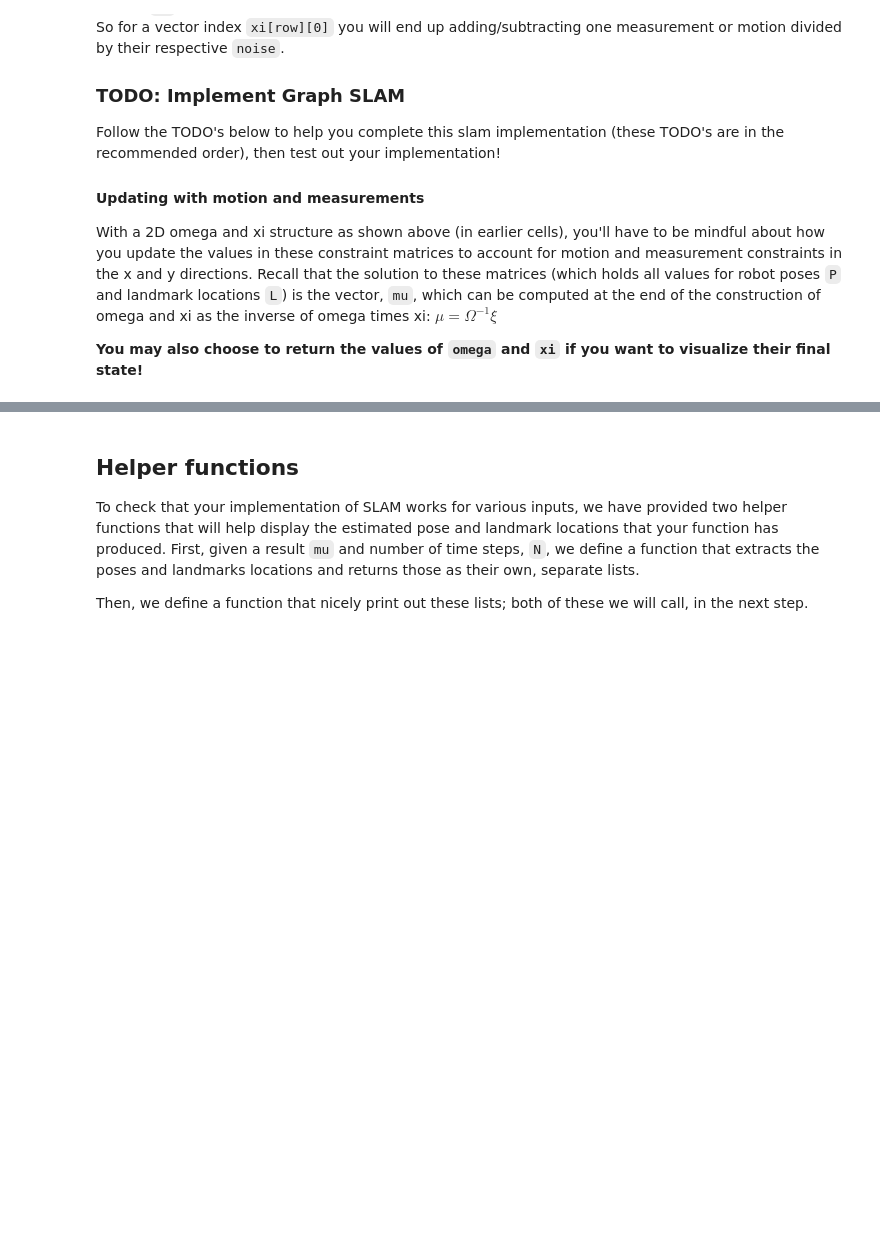
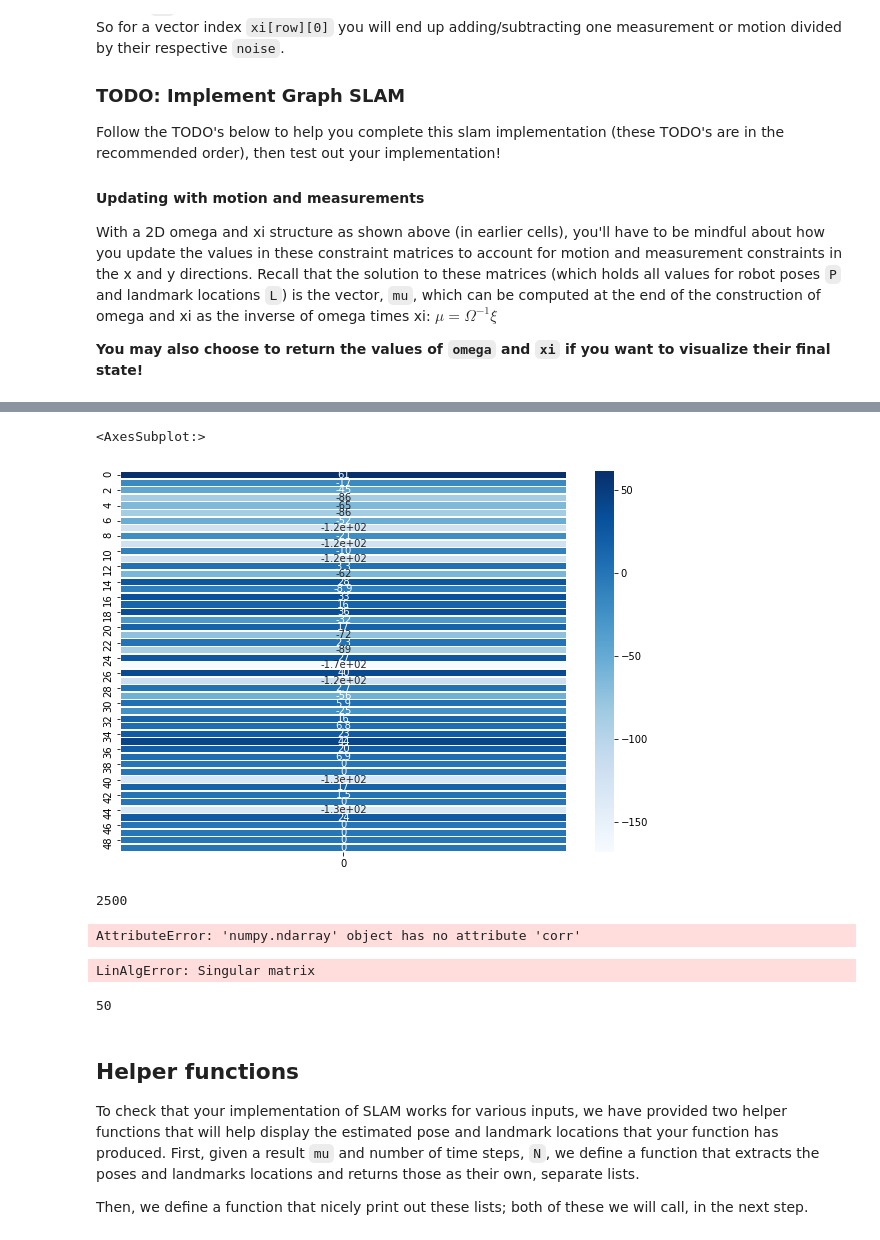
Before and after one commit to rabbiahmed/Implement-SLAM, a Jupyter notebook: 3. Landmark Detection and Tracking.ipynb, the cells around one changed output, grey strips where cells are left out. Cells and saved outputs as stored; diff of their text form; code cells hidden in the pictures; blank space fills up the shorter version.

```diff
--- a/3. Landmark Detection and Tracking.ipynb
+++ b/3. Landmark Detection and Tracking.ipynb
@@ -251,0 +373,26 @@ def slam(data, N, num_landmarks, world_size, motion_noise, measurement_noise):
+# %%
+#display the xi vector
+# define figure size
+plt.rcParams["figure.figsize"] = (10,7)
+
+# display omega
+sns.heatmap(DataFrame(xi), cmap='Blues', annot=True, linewidths=.5)
+# %% [output]
+<AxesSubplot:>
+[figure, added]
+# %%
+omega.size
+# %% [output]
+2500
+# %%
+omega.corr()
+# %% [output]
+AttributeError: 'numpy.ndarray' object has no attribute 'corr'
+# %%
+omega_inv = np.linalg.inv(omega)
+# %% [output]
+LinAlgError: Singular matrix
+# %%
+xi.size
+# %% [output]
+50
```
Also changed, not shown: parts of 17 cells of this notebook.
